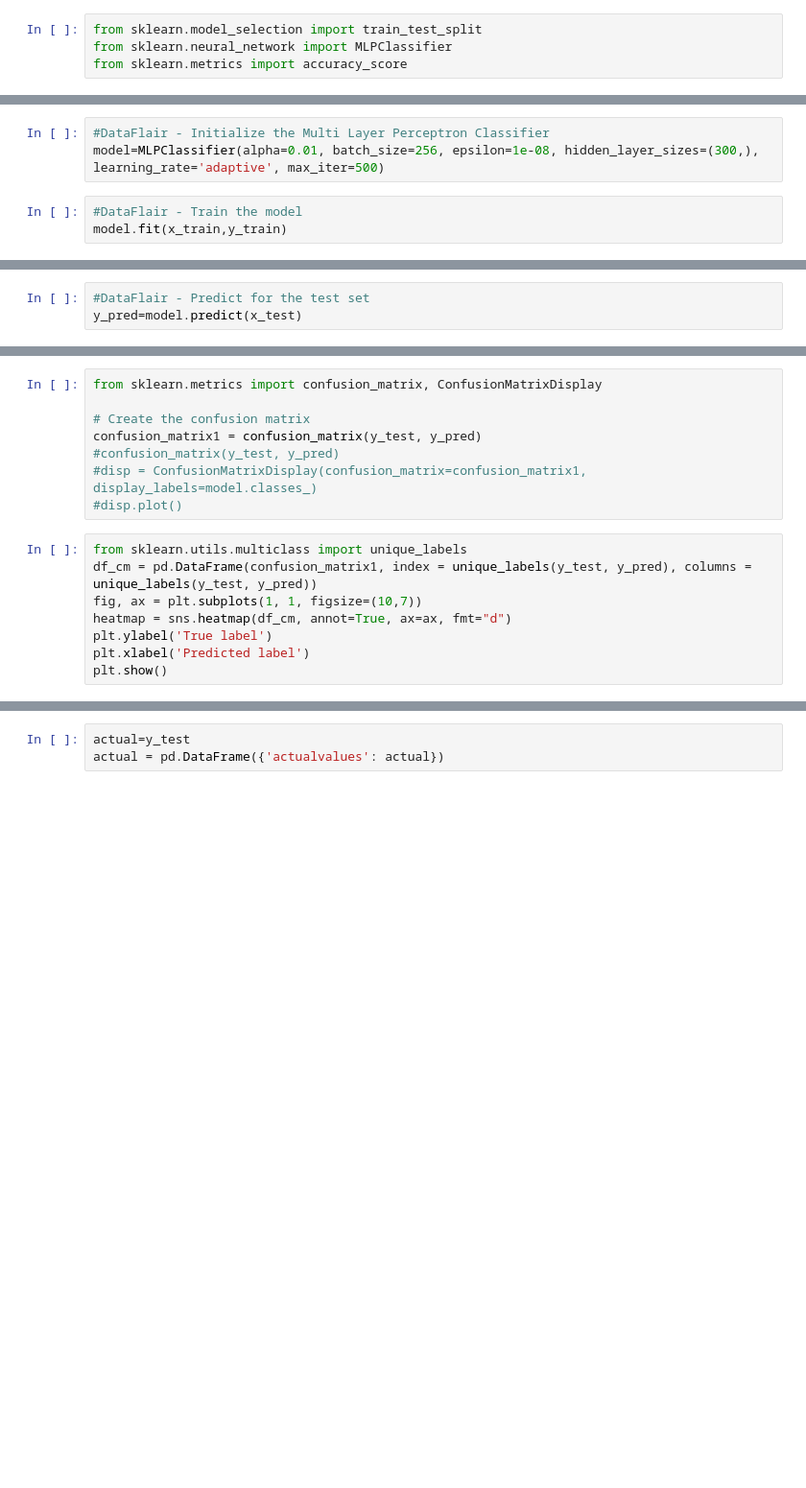
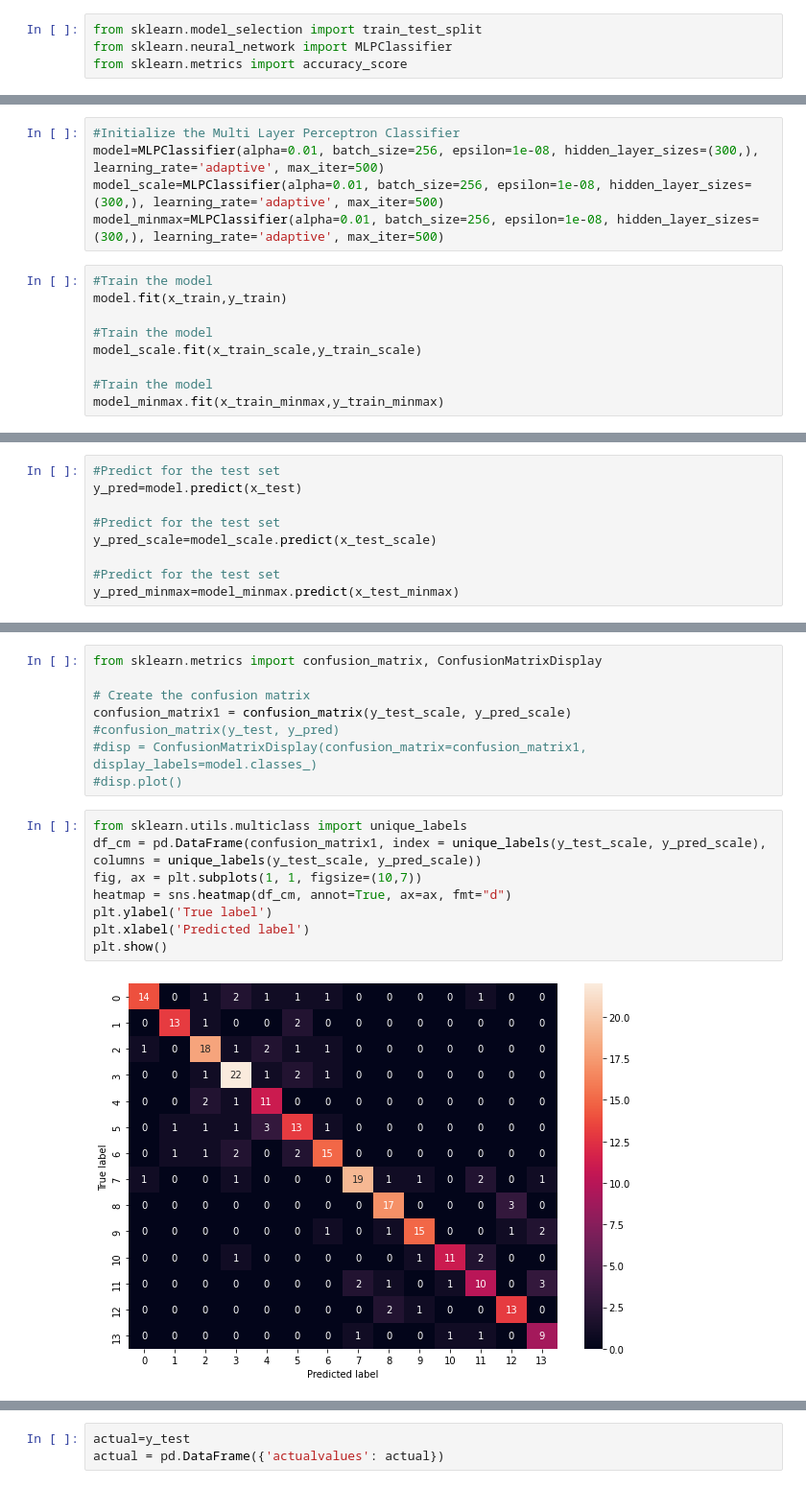
Before and after one commit to JasminJoy1/pds, a Jupyter notebook: Feature_Extraction.ipynb, the cells around one changed output, grey strips where cells are left out. Shown: that part at 96% size. Saved outputs shown, nothing was run; the diff lists cells and outputs as text; blank space fills up the shorter version.

```diff
--- a/Feature_Extraction.ipynb
+++ b/Feature_Extraction.ipynb
@@ -67,6 +157,14 @@ print(f'Features extracted: {x_train.shape[1]}')
 # %%
-#DataFlair - Initialize the Multi Layer Perceptron Classifier
+#Initialize the Multi Layer Perceptron Classifier
 model=MLPClassifier(alpha=0.01, batch_size=256, epsilon=1e-08, hidden_layer_sizes=(300,), learning_rate='adaptive', max_iter=500)
+model_scale=MLPClassifier(alpha=0.01, batch_size=256, epsilon=1e-08, hidden_layer_sizes=(300,), learning_rate='adaptive', max_iter=500)
+model_minmax=MLPClassifier(alpha=0.01, batch_size=256, epsilon=1e-08, hidden_layer_sizes=(300,), learning_rate='adaptive', max_iter=500)
 # %%
-#DataFlair - Train the model
+#Train the model
 model.fit(x_train,y_train)
+
+#Train the model
+model_scale.fit(x_train_scale,y_train_scale)
+
+#Train the model
+model_minmax.fit(x_train_minmax,y_train_minmax)
@@ -73,4 +174,10 @@ model.fit(x_train,y_train)
 # %%
-#DataFlair - Predict for the test set
+#Predict for the test set
 y_pred=model.predict(x_test)
+
+#Predict for the test set
+y_pred_scale=model_scale.predict(x_test_scale)
+
+#Predict for the test set
+y_pred_minmax=model_minmax.predict(x_test_minmax)
 # %%
@@ -83,15 +208,17 @@ print("Accuracy: {:.2f}%".format(accuracy*100))
 from sklearn.metrics import confusion_matrix, ConfusionMatrixDisplay
 
 # Create the confusion matrix
-confusion_matrix1 = confusion_matrix(y_test, y_pred)
+confusion_matrix1 = confusion_matrix(y_test_scale, y_pred_scale)
 #confusion_matrix(y_test, y_pred)
 #disp = ConfusionMatrixDisplay(confusion_matrix=confusion_matrix1, display_labels=model.classes_)
 #disp.plot()
 # %%
 from sklearn.utils.multiclass import unique_labels
-df_cm = pd.DataFrame(confusion_matrix1, index = unique_labels(y_test, y_pred), columns = unique_labels(y_test, y_pred))
+df_cm = pd.DataFrame(confusion_matrix1, index = unique_labels(y_test_scale, y_pred_scale), columns = unique_labels(y_test_scale, y_pred_scale))
 fig, ax = plt.subplots(1, 1, figsize=(10,7))
 heatmap = sns.heatmap(df_cm, annot=True, ax=ax, fmt="d")
 plt.ylabel('True label')
 plt.xlabel('Predicted label')
 plt.show()
+# %% [output]
+[figure, added]
```
Also changed, not shown: parts of 45 cells of this notebook.
